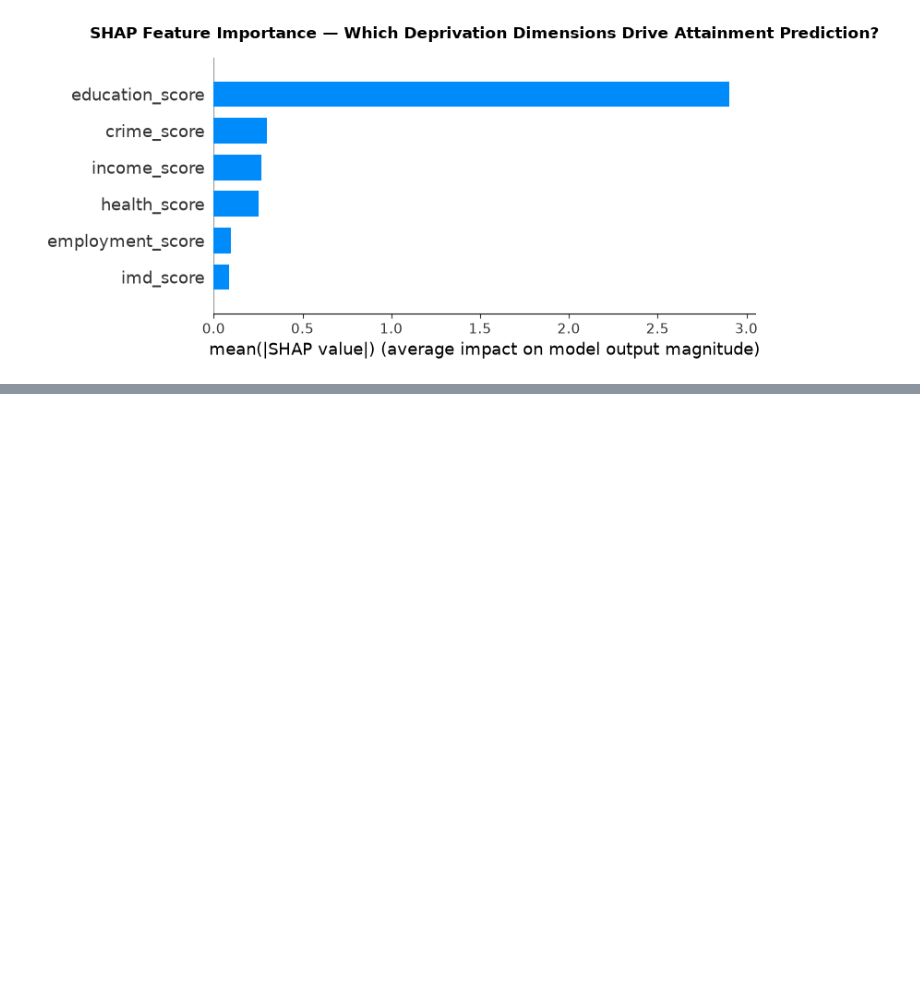
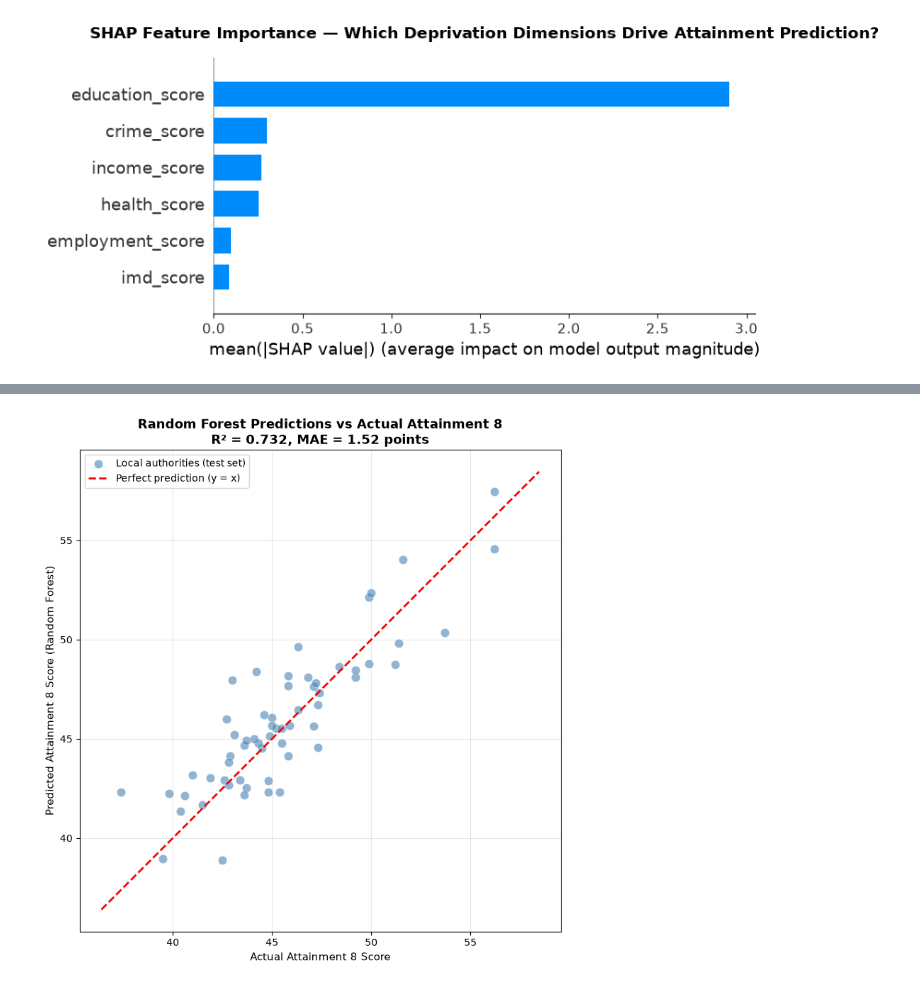
Before and after one commit to gaatma/education-deprivation-analysis, a Jupyter notebook: notebooks/01_analysis.ipynb, the cells around one changed output, grey strips where cells are left out. Saved outputs shown, nothing was run; the diff lists cells and outputs as text; code cells hidden in the pictures; blank space fills up the shorter version.

Commit message:
modelling

```diff
--- a/notebooks/01_analysis.ipynb
+++ b/notebooks/01_analysis.ipynb
@@ -1423,0 +1428,31 @@ plt.show()
+# %%
+# Final chart — Predicted vs Actual Attainment 8 (Random Forest)
+# Demonstrates how well the model performs visually
+
+fig, ax = plt.subplots(figsize=(10, 8))
+
+# Scatter — predicted vs actual
+ax.scatter(y_test, rf_pred,
+           alpha=0.6, s=80,
+           color='steelblue', edgecolors='white', linewidth=0.5,
+           label='Local authorities (test set)')
+
+# Perfect prediction line (y = x)
+lims = [min(y_test.min(), rf_pred.min()) - 1,
+        max(y_test.max(), rf_pred.max()) + 1]
+ax.plot(lims, lims, 'r--', linewidth=2, label='Perfect prediction (y = x)')
+
+# Labels and formatting
+ax.set_xlabel('Actual Attainment 8 Score', fontsize=11)
+ax.set_ylabel('Predicted Attainment 8 Score (Random Forest)', fontsize=11)
+ax.set_title(f'Random Forest Predictions vs Actual Attainment 8\nR² = 0.732, MAE = 1.52 points',
+             fontsize=13, fontweight='bold')
+ax.legend(loc='upper left')
+ax.grid(True, alpha=0.3)
+ax.set_aspect('equal')
+
+plt.tight_layout()
+plt.savefig('../outputs/chart8_predicted_vs_actual.png', dpi=150, bbox_inches='tight')
+plt.show()
+# %% [output]
+[figure, added]
```
Also changed, not shown: parts of 3 cells of this notebook, 1 other file.
